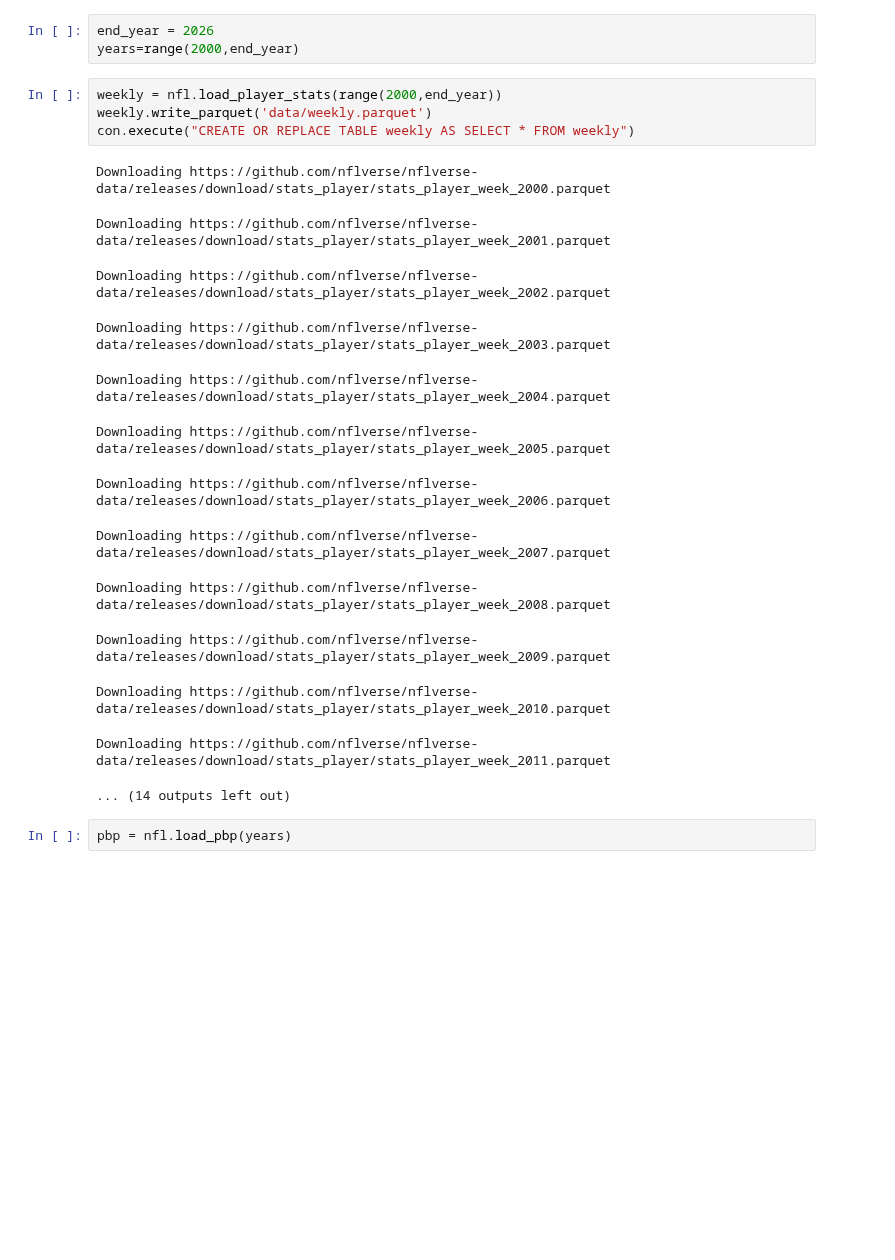
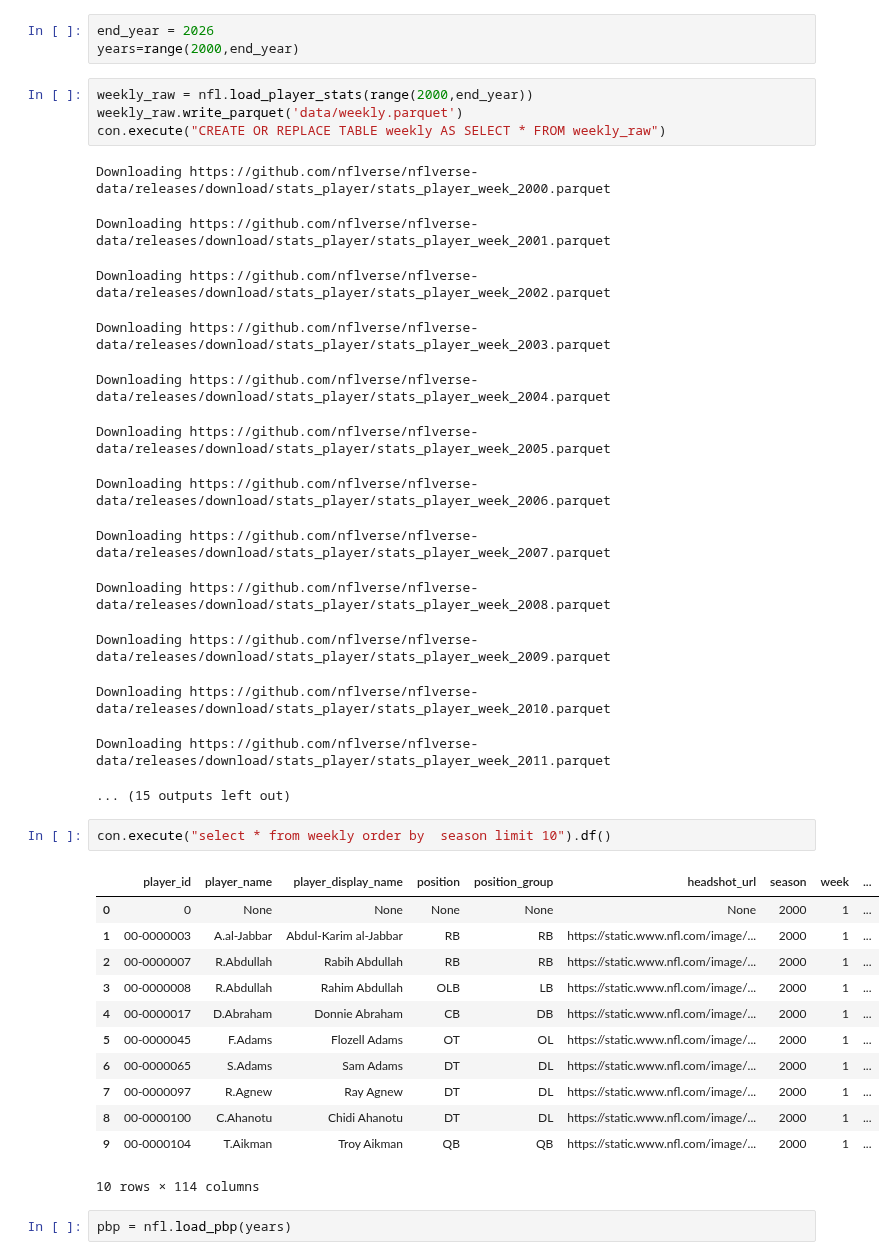
Before and after one commit to sharedw/NFL_sim, a Jupyter notebook: create_database.ipynb, the cells around one changed output. Cells and saved outputs as stored; diff of their text form; blank space fills up the shorter version.

```diff
--- a/create_database.ipynb
+++ b/create_database.ipynb
@@ -10,9 +10,9 @@ con = duckdb.connect("data/nfl.duckdb")
 end_year = 2026
 years=range(2000,end_year)
 # %%
-weekly = nfl.load_player_stats(range(2000,end_year))
-weekly.write_parquet('data/weekly.parquet')
-con.execute("CREATE OR REPLACE TABLE weekly AS SELECT * FROM weekly")
+weekly_raw = nfl.load_player_stats(range(2000,end_year))
+weekly_raw.write_parquet('data/weekly.parquet')
+con.execute("CREATE OR REPLACE TABLE weekly AS SELECT * FROM weekly_raw")
 # %% [output]
 Downloading https://github.com/nflverse/nflverse-data/releases/download/stats_player/stats_player_week_2000.parquet
 Downloading https://github.com/nflverse/nflverse-data/releases/download/stats_player/stats_player_week_2001.parquet
@@ -26,7 +26,22 @@ Downloading https://github.com/nflverse/nflverse-data/releases/download/stats_pl
 Downloading https://github.com/nflverse/nflverse-data/releases/download/stats_player/stats_player_week_2009.parquet
 Downloading https://github.com/nflverse/nflverse-data/releases/download/stats_player/stats_player_week_2010.parquet
 Downloading https://github.com/nflverse/nflverse-data/releases/download/stats_player/stats_player_week_2011.parquet
-... (14 outputs left out)
+... (15 outputs left out)
+# %%
+con.execute("select * from weekly order by  season limit 10").df()
+# %% [output]
+|  | player_id | player_name | player_display_name | position | position_group | headshot_url | season | week | ... |
+| 0 | 0 | None | None | None | None | None | 2000 | 1 | ... |
+| 1 | 00-0000003 | A.al-Jabbar | Abdul-Karim al-Jabbar | RB | RB | https://static.www.nfl.com/image/... | 2000 | 1 | ... |
+| 2 | 00-0000007 | R.Abdullah | Rabih Abdullah | RB | RB | https://static.www.nfl.com/image/... | 2000 | 1 | ... |
+| 3 | 00-0000008 | R.Abdullah | Rahim Abdullah | OLB | LB | https://static.www.nfl.com/image/... | 2000 | 1 | ... |
+| 4 | 00-0000017 | D.Abraham | Donnie Abraham | CB | DB | https://static.www.nfl.com/image/... | 2000 | 1 | ... |
+| 5 | 00-0000045 | F.Adams | Flozell Adams | OT | OL | https://static.www.nfl.com/image/... | 2000 | 1 | ... |
+| 6 | 00-0000065 | S.Adams | Sam Adams | DT | DL | https://static.www.nfl.com/image/... | 2000 | 1 | ... |
+| 7 | 00-0000097 | R.Agnew | Ray Agnew | DT | DL | https://static.www.nfl.com/image/... | 2000 | 1 | ... |
+| 8 | 00-0000100 | C.Ahanotu | Chidi Ahanotu | DT | DL | https://static.www.nfl.com/image/... | 2000 | 1 | ... |
+| 9 | 00-0000104 | T.Aikman | Troy Aikman | QB | QB | https://static.www.nfl.com/image/... | 2000 | 1 | ... |
+10 rows × 114 columns
 # %%
 pbp = nfl.load_pbp(years)
 # %% [output]
```
Also changed, not shown: parts of 6 cells of this notebook, 1 other file.
